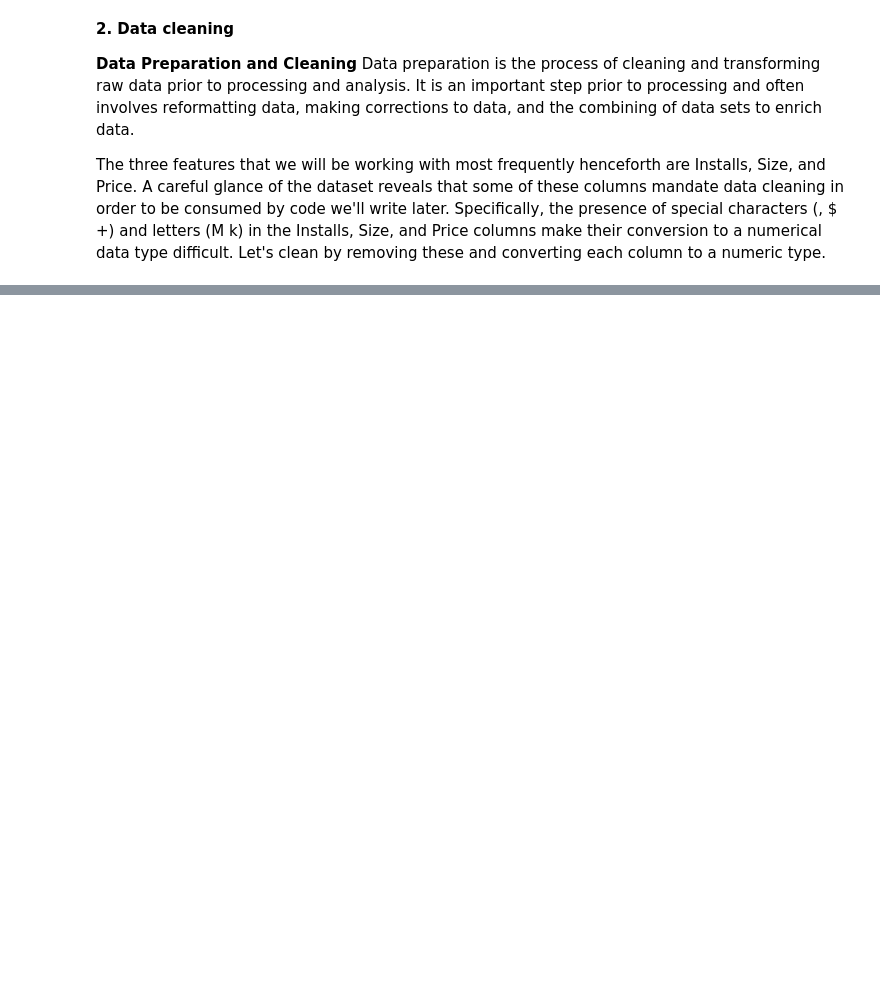
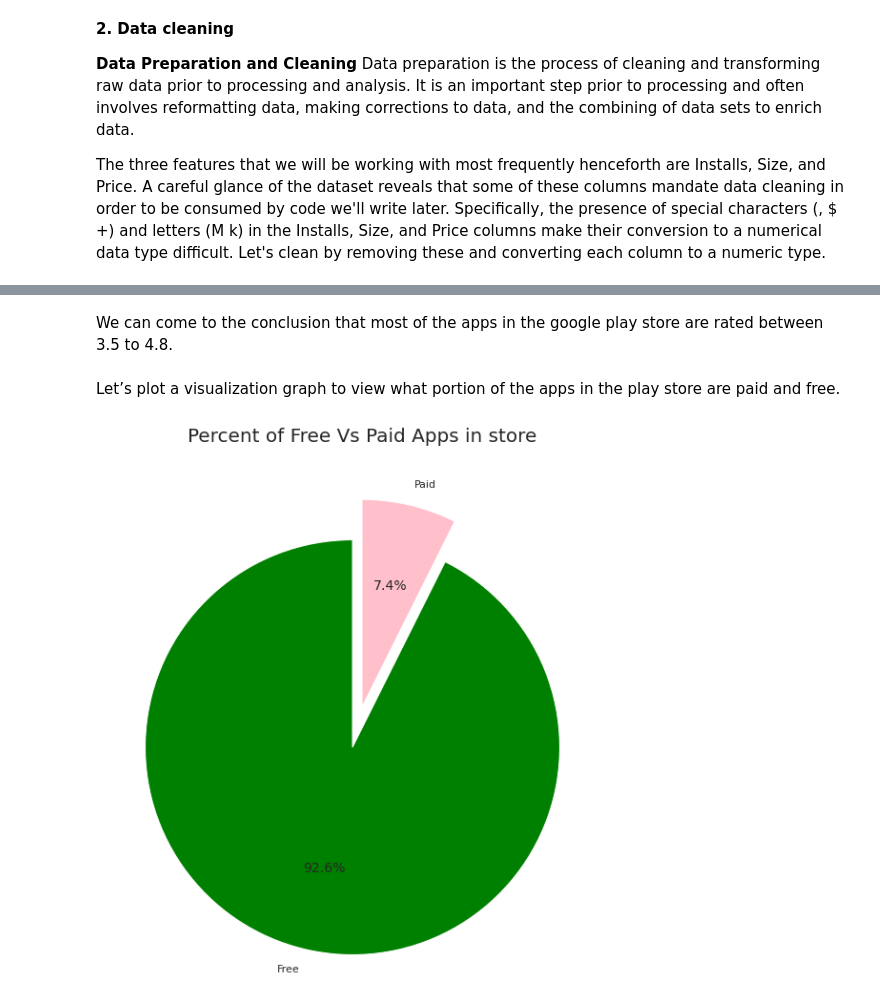
Before and after one commit to Satya-Prakash009/EDA-playstore-project, a Jupyter notebook: EDA_Project_Play_Store_App_Review_Analysis_Capstone_Project.ipynb, the cells around one changed output, grey strips where cells are left out. Saved outputs shown, nothing was run; the diff lists cells and outputs as text; code cells hidden in the pictures; blank space fills up the shorter version.

```diff
--- a/EDA_Project_Play_Store_App_Review_Analysis_Capstone_Project.ipynb
+++ b/EDA_Project_Play_Store_App_Review_Analysis_Capstone_Project.ipynb
@@ -108,3 +189,18 @@ We visualise data to find
+# %% [markdown]
+We can come to the conclusion that most of the apps in the google play store are rated between 3.5 to 4.8.
+# %% [markdown]
+Let’s plot a visualization graph to view what portion of the apps in the play store are paid and free.
+# %%
+plt.figure(figsize=(10,10))
+labels = play_df['Type'].value_counts(sort = True).index
+sizes = play_df['Type'].value_counts(sort = True)
+colors = ["green","pink"]
+explode = (0.2,0)
+plt.pie(sizes, explode=explode, labels=labels, colors=colors, autopct='%1.1f%%', startangle=90)
+plt.title('Percent of Free Vs Paid Apps in store',size = 20)
+plt.show()
+# %% [output]
+[figure, added]
 # %%
 grp = play_df.groupby('Category')
 x = grp['Installs'].agg(np.mean)
```
Also changed, not shown: parts of 25 cells of this notebook.
